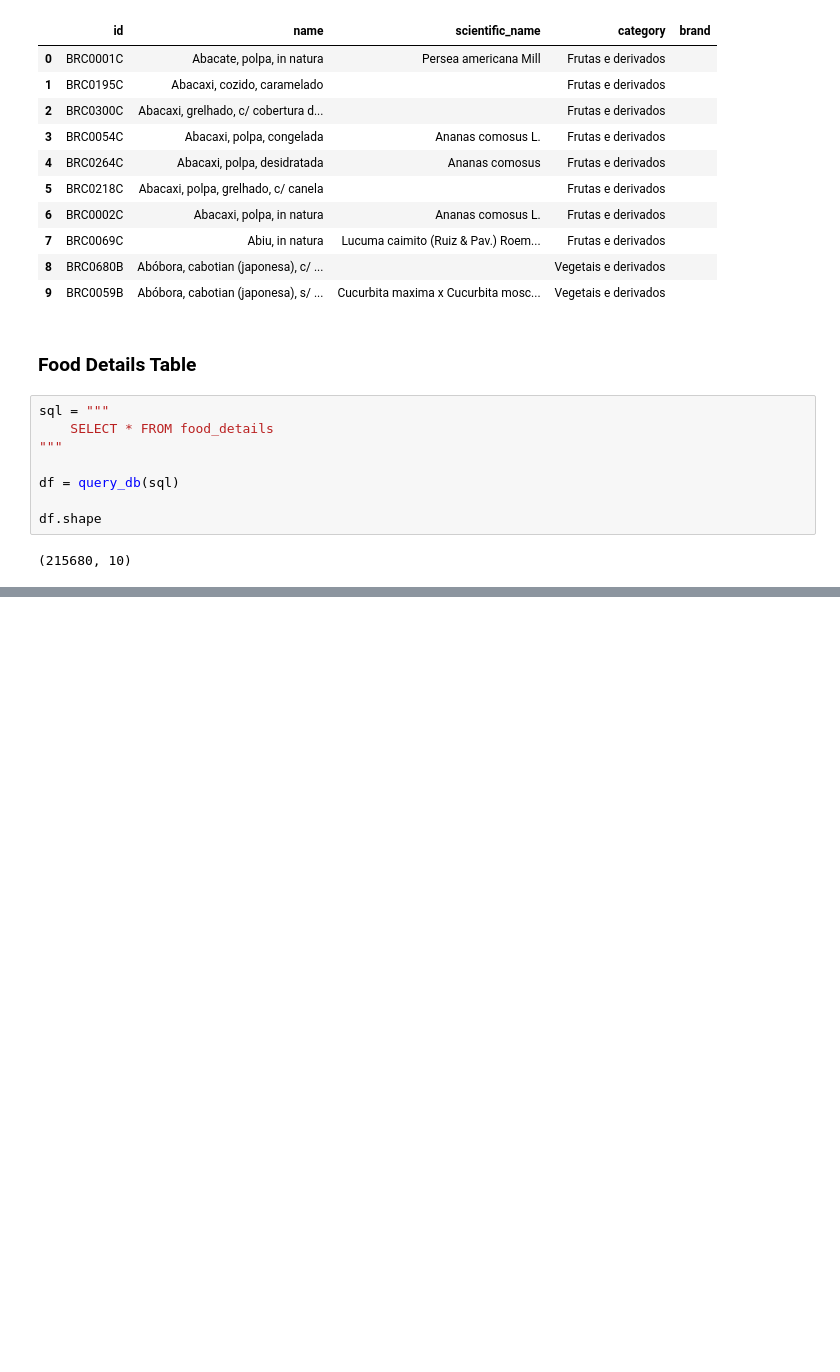
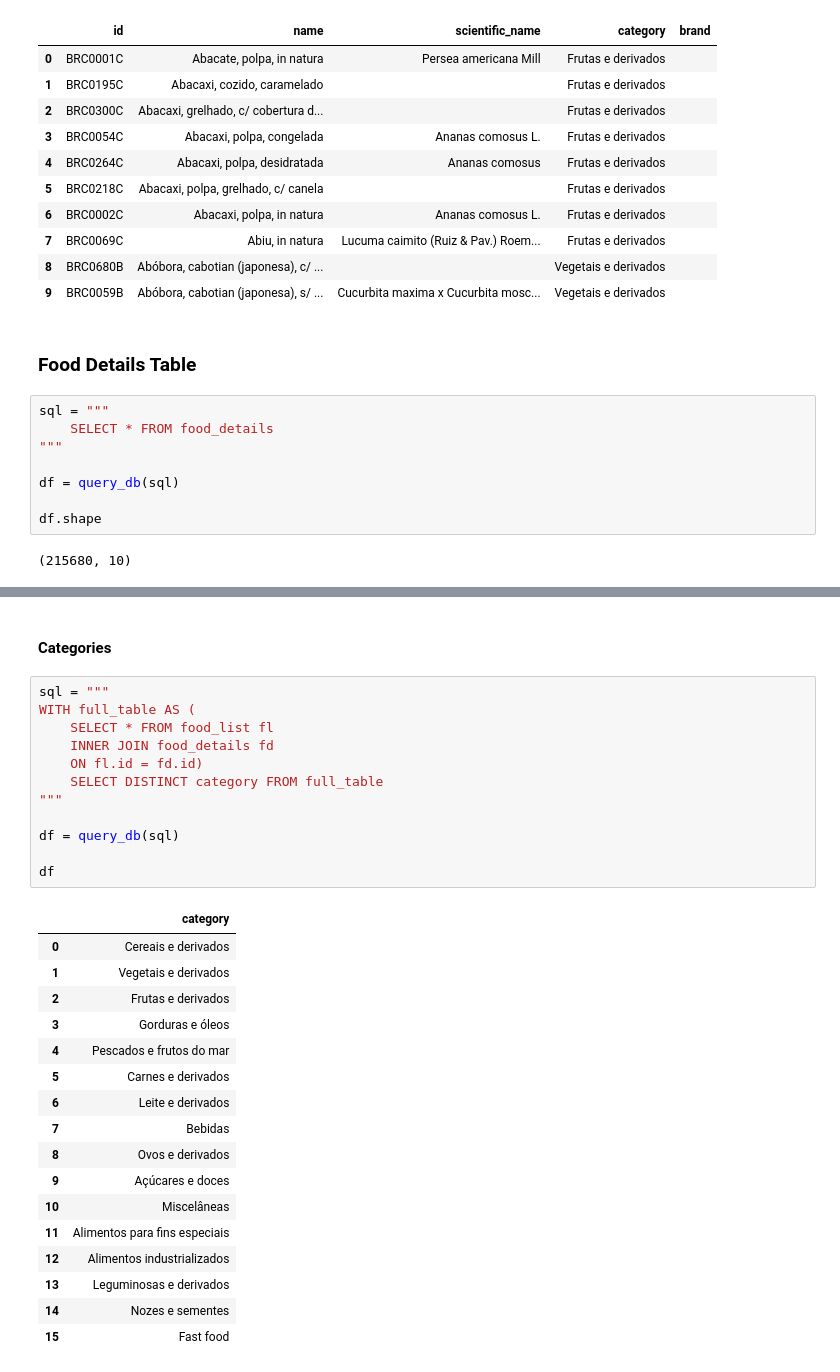
Before and after one commit to RenanGroot/tbca-anaysis, a Jupyter notebook: Notebook.ipynb, the cells around one changed output, grey strips where cells are left out. Drawn from its saved outputs; the diff is of its cells as text; blank space fills up the shorter version.

```diff
--- a/Notebook.ipynb
+++ b/Notebook.ipynb
@@ -141,0 +144,32 @@ df.head(10)
+# %% [markdown]
+#### Categories
+# %%
+sql = """
+WITH full_table AS (
+    SELECT * FROM food_list fl
+    INNER JOIN food_details fd
+    ON fl.id = fd.id)
+    SELECT DISTINCT category FROM full_table
+"""
+
+df = query_db(sql)
+
+df
+# %% [output]
+|  | category |
+| 0 | Cereais e derivados |
+| 1 | Vegetais e derivados |
+| 2 | Frutas e derivados |
+| 3 | Gorduras e óleos |
+| 4 | Pescados e frutos do mar |
+| 5 | Carnes e derivados |
+| 6 | Leite e derivados |
+| 7 | Bebidas |
+| 8 | Ovos e derivados |
+| 9 | Açúcares e doces |
+| 10 | Miscelâneas |
+| 11 | Alimentos para fins especiais |
+| 12 | Alimentos industrializados |
+| 13 | Leguminosas e derivados |
+| 14 | Nozes e sementes |
+| 15 | Fast food |
```
Also changed, not shown: parts of 8 cells of this notebook.
